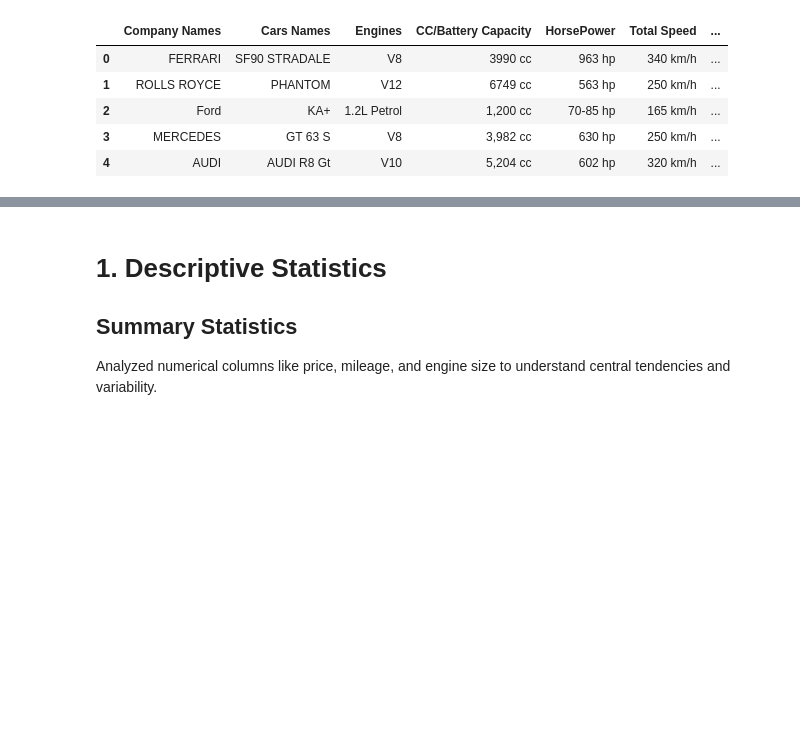
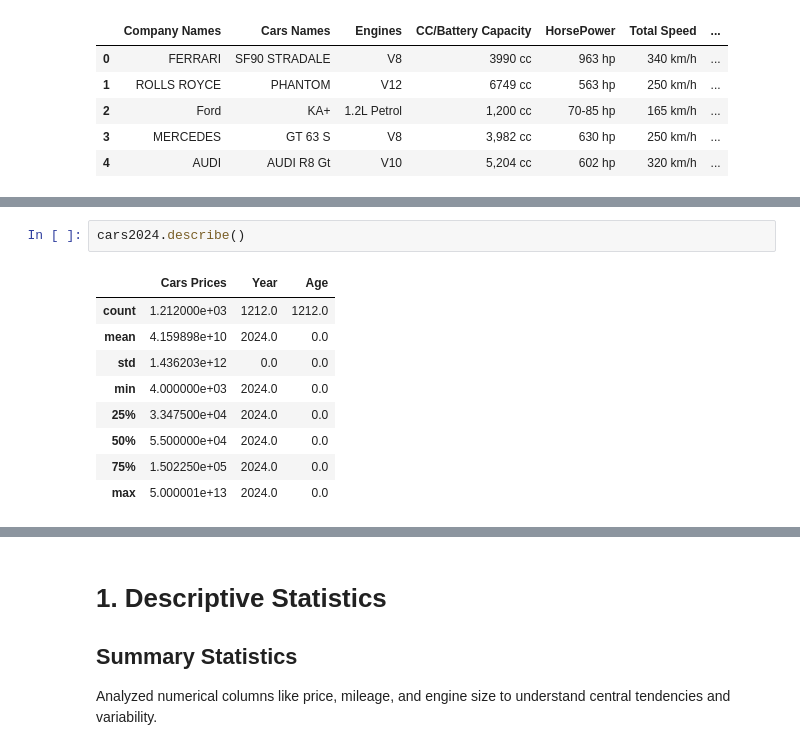
Before and after one commit to dannicolau7/The-Ultimate-Cars-2024, a Jupyter notebook: notebook.ipynb, the cells around one changed output, grey strips where cells are left out. Drawn from its saved outputs; the diff is of its cells as text; blank space fills up the shorter version.

```diff
--- a/notebook.ipynb
+++ b/notebook.ipynb
@@ -31,0 +57,12 @@ cars2024.tail()
+# %%
+cars2024.describe()
+# %% [output]
+|  | Cars Prices | Year | Age |
+| count | 1.212000e+03 | 1212.0 | 1212.0 |
+| mean | 4.159898e+10 | 2024.0 | 0.0 |
+| std | 1.436203e+12 | 0.0 | 0.0 |
+| min | 4.000000e+03 | 2024.0 | 0.0 |
+| 25% | 3.347500e+04 | 2024.0 | 0.0 |
+| 50% | 5.500000e+04 | 2024.0 | 0.0 |
+| 75% | 1.502250e+05 | 2024.0 | 0.0 |
+| max | 5.000001e+13 | 2024.0 | 0.0 |
```
Also changed, not shown: parts of 15 cells of this notebook, 1 other file.
